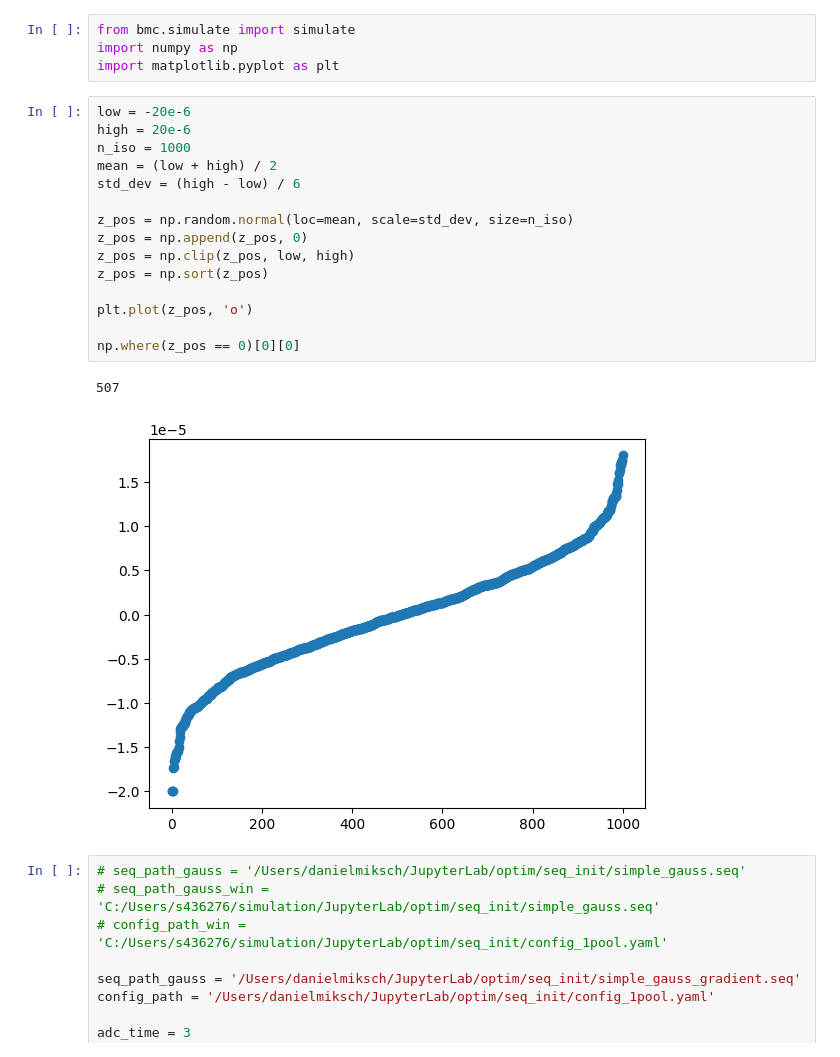
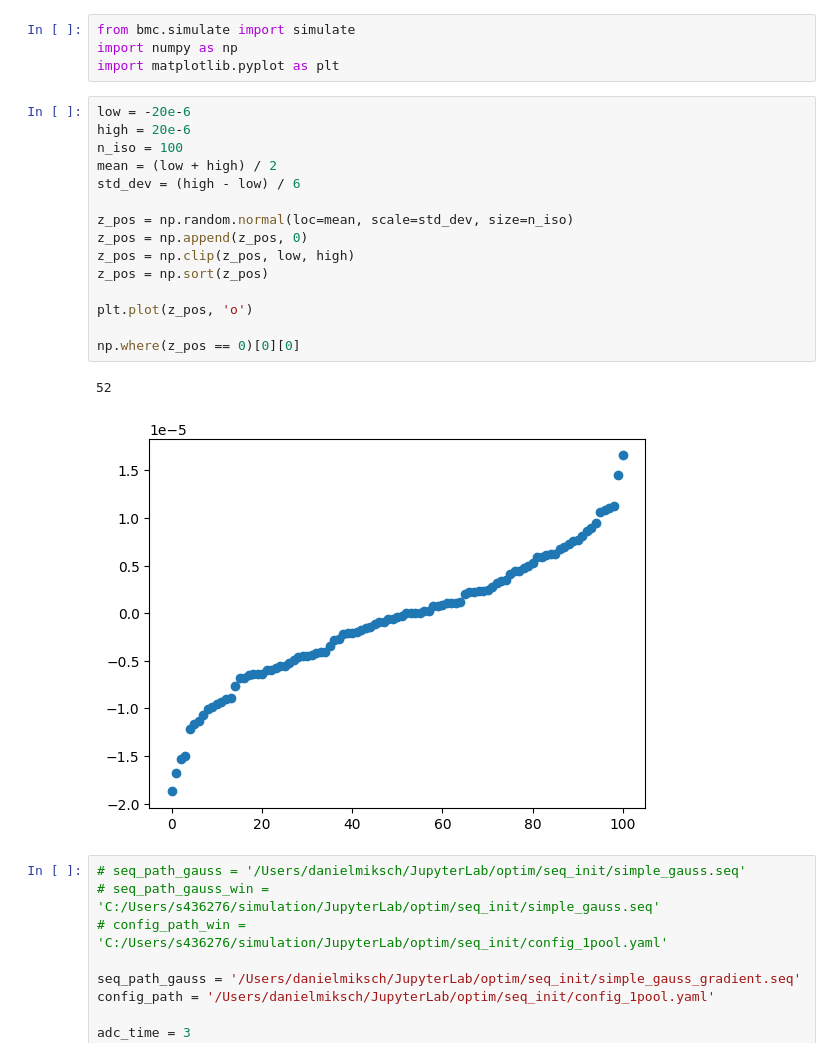
Before and after one commit to dantona02/optim, a Jupyter notebook: testing.ipynb, the cells around one changed output. Saved outputs shown, nothing was run; the diff lists cells and outputs as text.

```diff
--- a/testing.ipynb
+++ b/testing.ipynb
@@ -7,21 +7,21 @@ import matplotlib.pyplot as plt
 # %%
 low = -20e-6
 high = 20e-6
-n_iso = 1000
+n_iso = 100
 mean = (low + high) / 2
 std_dev = (high - low) / 6
 
 z_pos = np.random.normal(loc=mean, scale=std_dev, size=n_iso)
 z_pos = np.append(z_pos, 0)
 z_pos = np.clip(z_pos, low, high)
 z_pos = np.sort(z_pos)
 
 plt.plot(z_pos, 'o')
 
 np.where(z_pos == 0)[0][0]
 # %% [output]
-507
+52
-[figure, old version]
+[figure, new version]
 # %%
 # seq_path_gauss = '/Users/danielmiksch/JupyterLab/optim/seq_init/simple_gauss.seq'
 # seq_path_gauss_win = 'C:/Users/s436276/simulation/JupyterLab/optim/seq_init/simple_gauss.seq'
```
Also changed, not shown: parts of 1 cell of this notebook, 3 other files.
